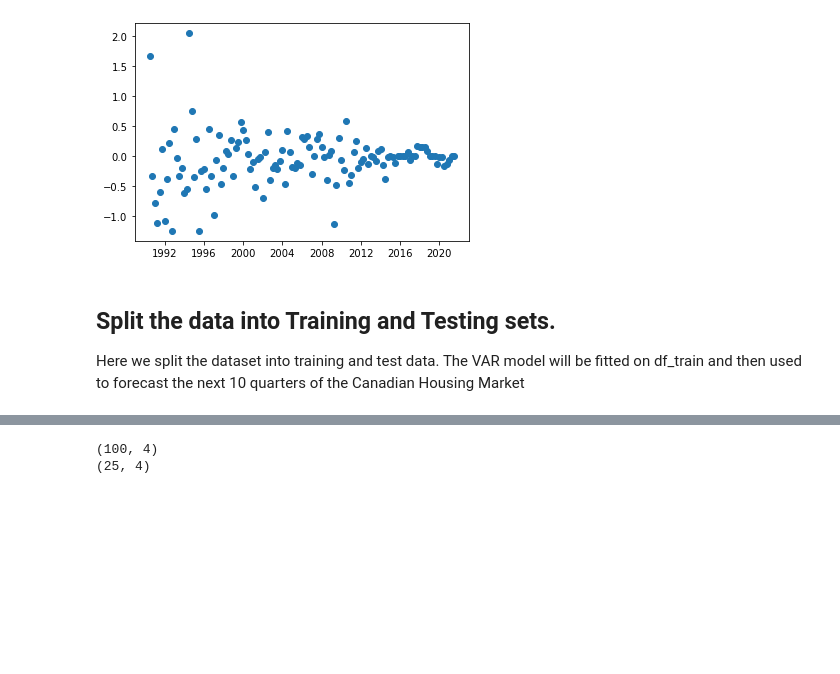
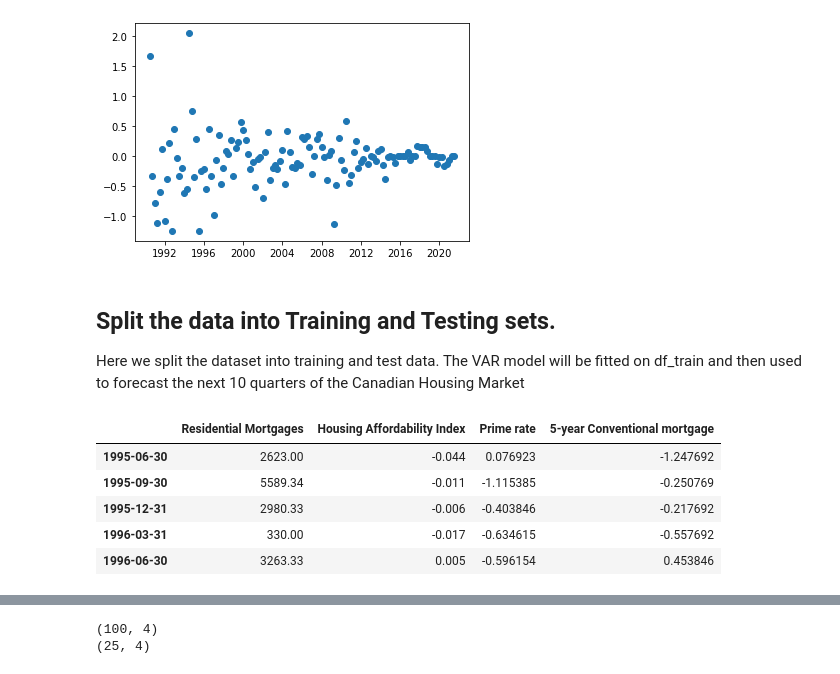
Before and after one commit to benjaminweymouth/Housing-Market-Forecasting-Time-Series-Analysis, a Jupyter notebook: Python Code/Qualitative_Multivariate Time Series.ipynb, the cells around one changed output, grey strips where cells are left out. Cells and saved outputs as stored; diff of their text form; code cells hidden in the pictures; blank space fills up the shorter version.

```diff
--- a/Python Code/Qualitative_Multivariate Time Series.ipynb
+++ b/Python Code/Qualitative_Multivariate Time Series.ipynb
@@ -707,3 +771,12 @@ Here we split  the dataset into training and test data. The VAR model will be fi
 nobs = 25
 df_train = data_d["1996-09-30":"2021-06-30"]
 df_test = data_d.iloc[:nobs]
+# %%
+df_test.tail()
+# %% [output]
+|  | Residential Mortgages | Housing Affordability Index | Prime rate | 5-year Conventional mortgage |
+| 1995-06-30 | 2623.00 | -0.044 | 0.076923 | -1.247692 |
+| 1995-09-30 | 5589.34 | -0.011 | -1.115385 | -0.250769 |
+| 1995-12-31 | 2980.33 | -0.006 | -0.403846 | -0.217692 |
+| 1996-03-31 | 330.00 | -0.017 | -0.634615 | -0.557692 |
+| 1996-06-30 | 3263.33 | 0.005 | -0.596154 | 0.453846 |
```
Also changed, not shown: parts of 10 cells of this notebook, 1 other file.
